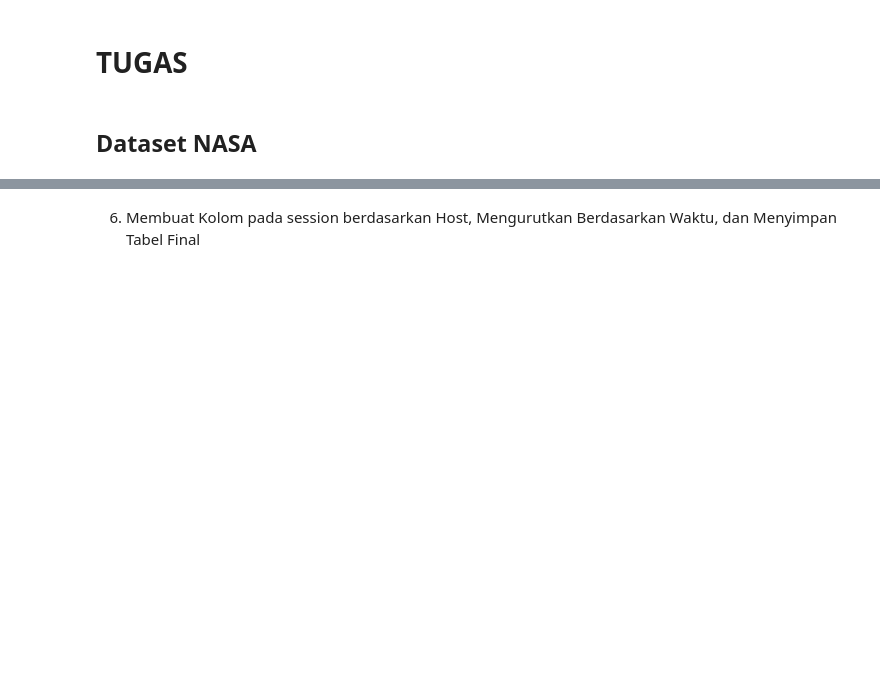
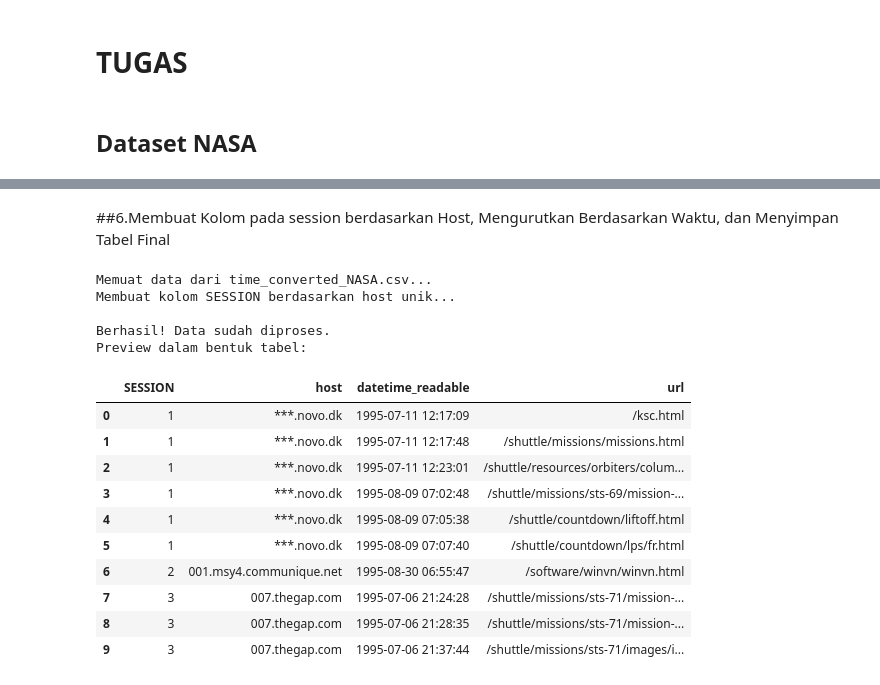
Before and after one commit to mabrurahrahayu-creator/PPW, a Jupyter notebook: _sources/Webuage_&_Tugas.ipynb, the cells around one changed output, grey strips where cells are left out. Drawn from its saved outputs; the diff is of its cells as text; code cells hidden in the pictures; blank space fills up the shorter version.

```diff
--- a/_sources/Webuage_&_Tugas.ipynb
+++ b/_sources/Webuage_&_Tugas.ipynb
@@ -532,4 +536,69 @@ Pratinjau data yang telah diubah (lihat kolom baru 'datetime_readable'):
 # %% [markdown]
-6. Membuat Kolom pada session berdasarkan Host, Mengurutkan Berdasarkan Waktu, dan Menyimpan Tabel Final
+##6.Membuat Kolom pada session berdasarkan Host, Mengurutkan Berdasarkan Waktu, dan Menyimpan Tabel Final
+# %%
+import pandas as pd
+from IPython.display import display
+
+# 1. Tentukan file input
+file_name = "time_converted_NASA.csv"
+
+# 2. Kolom penting
+col_ip = "host"
+col_time = "datetime_readable"
+new_col_name = "SESSION"
+
+print(f"Memuat data dari {file_name}...")
+try:
+    df = pd.read_csv(file_name, sep=';', parse_dates=[col_time])
+except Exception as e:
+    print("Gagal membaca file:", e)
+    raise SystemExit()
+
+# 3. Cek kolom
+if col_ip not in df.columns or col_time not in df.columns:
+    print("Kolom tidak ditemukan.")
+    raise SystemExit()
+
+# 4. Buat kolom SESSION berdasarkan IP
+print("Membuat kolom SESSION berdasarkan host unik...")
+df[new_col_name] = df[col_ip].astype("category").cat.codes + 1
+
+# 5. Urutkan data
+df_sorted = df.sort_values(by=[new_col_name, col_time])
+
+# 6. Hapus kolom time jika ada
+if "time" in df_sorted.columns:
+    df_sorted = df_sorted.drop(columns=["time"])
+
+# 7. Simpan hasil
+output_filename = "session_data_full_NASA.csv"
+df_sorted.to_csv(output_filename, index=False, sep=",")
+
+print("\nBerhasil! Data sudah diproses.")
+print("Preview dalam bentuk tabel:")
+
+# 8. Tampilkan tabel rapi
+preview_cols = [new_col_name, col_ip, col_time]
+if "url" in df_sorted.columns:
+    preview_cols.append("url")
+
+display(df_sorted[preview_cols].head(10))
+# %% [output]
+Memuat data dari time_converted_NASA.csv...
+Membuat kolom SESSION berdasarkan host unik...
+
+Berhasil! Data sudah diproses.
+Preview dalam bentuk tabel:
+|  | SESSION | host | datetime_readable | url |
+| 0 | 1 | ***.novo.dk | 1995-07-11 12:17:09 | /ksc.html |
+| 1 | 1 | ***.novo.dk | 1995-07-11 12:17:48 | /shuttle/missions/missions.html |
+| 2 | 1 | ***.novo.dk | 1995-07-11 12:23:01 | /shuttle/resources/orbiters/colum... |
+| 3 | 1 | ***.novo.dk | 1995-08-09 07:02:48 | /shuttle/missions/sts-69/mission-... |
+| 4 | 1 | ***.novo.dk | 1995-08-09 07:05:38 | /shuttle/countdown/liftoff.html |
+| 5 | 1 | ***.novo.dk | 1995-08-09 07:07:40 | /shuttle/countdown/lps/fr.html |
+| 6 | 2 | 001.msy4.communique.net | 1995-08-30 06:55:47 | /software/winvn/winvn.html |
+| 7 | 3 | 007.thegap.com | 1995-07-06 21:24:28 | /shuttle/missions/sts-71/mission-... |
+| 8 | 3 | 007.thegap.com | 1995-07-06 21:28:35 | /shuttle/missions/sts-71/mission-... |
+| 9 | 3 | 007.thegap.com | 1995-07-06 21:37:44 | /shuttle/missions/sts-71/images/i... |
 # %%
 import pandas as pd
```
Also changed, not shown: parts of 35 cells of this notebook, 9 other files.
